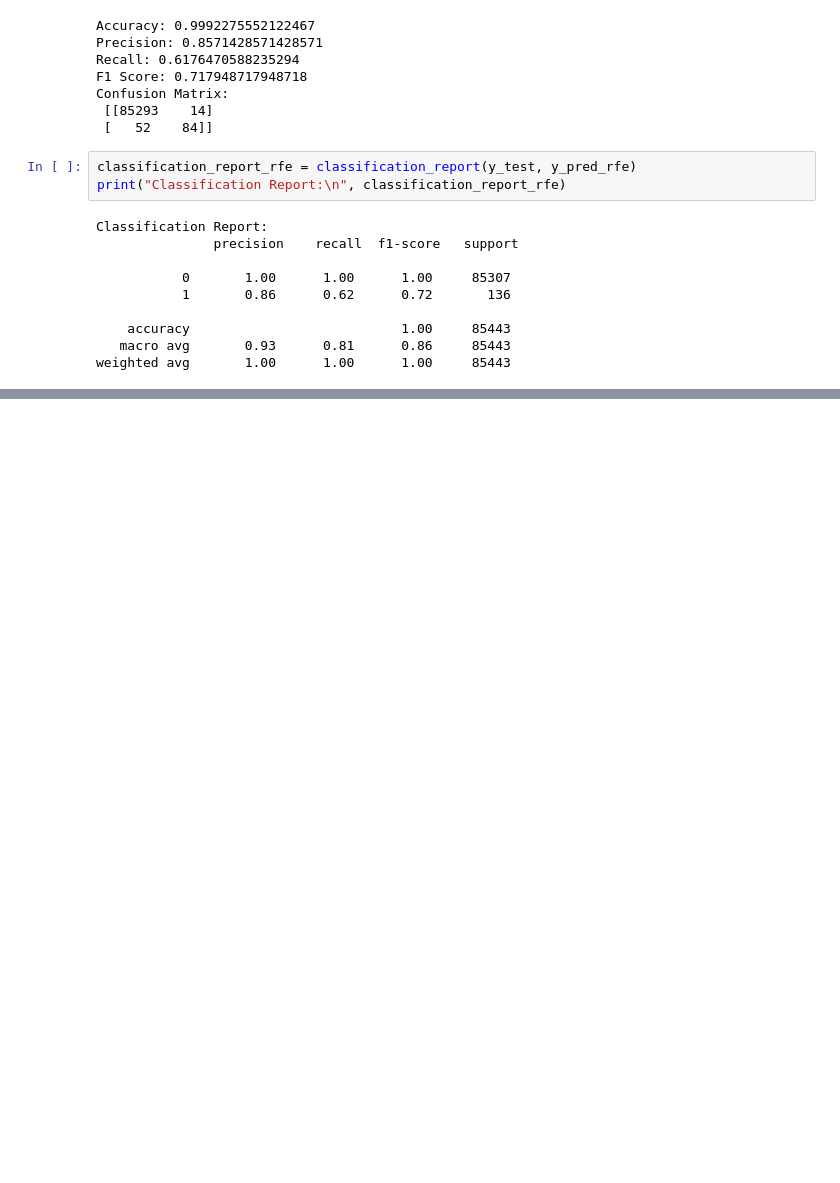
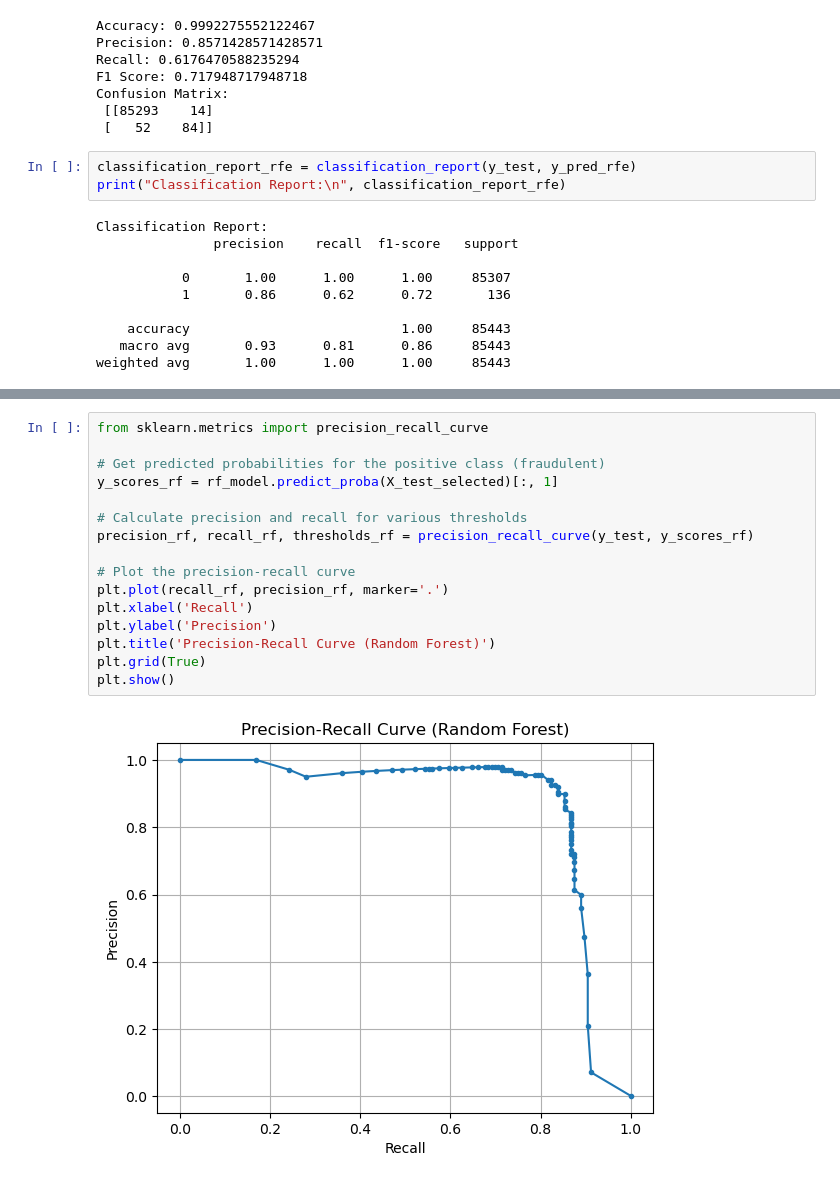
Before and after one commit to AnkitDogra-07/Research-CSE-V, a Jupyter notebook: Work/Notebooks for Data Cleaning/creditcard-notebook.ipynb, the cells around one changed output, grey strips where cells are left out. Cells and saved outputs as stored; diff of their text form; blank space fills up the shorter version.

```diff
--- a/Work/Notebooks for Data Cleaning/creditcard-notebook.ipynb
+++ b/Work/Notebooks for Data Cleaning/creditcard-notebook.ipynb
@@ -318,0 +332,18 @@ weighted avg       1.00      1.00      1.00     85443
+# %%
+from sklearn.metrics import precision_recall_curve
+
+# Get predicted probabilities for the positive class (fraudulent)
+y_scores_rf = rf_model.predict_proba(X_test_selected)[:, 1]
+
+# Calculate precision and recall for various thresholds
+precision_rf, recall_rf, thresholds_rf = precision_recall_curve(y_test, y_scores_rf)
+
+# Plot the precision-recall curve
+plt.plot(recall_rf, precision_rf, marker='.')
+plt.xlabel('Recall')
+plt.ylabel('Precision')
+plt.title('Precision-Recall Curve (Random Forest)')
+plt.grid(True)
+plt.show()
+# %% [output]
+[figure, added]
```
Also changed, not shown: parts of 5 cells of this notebook.
